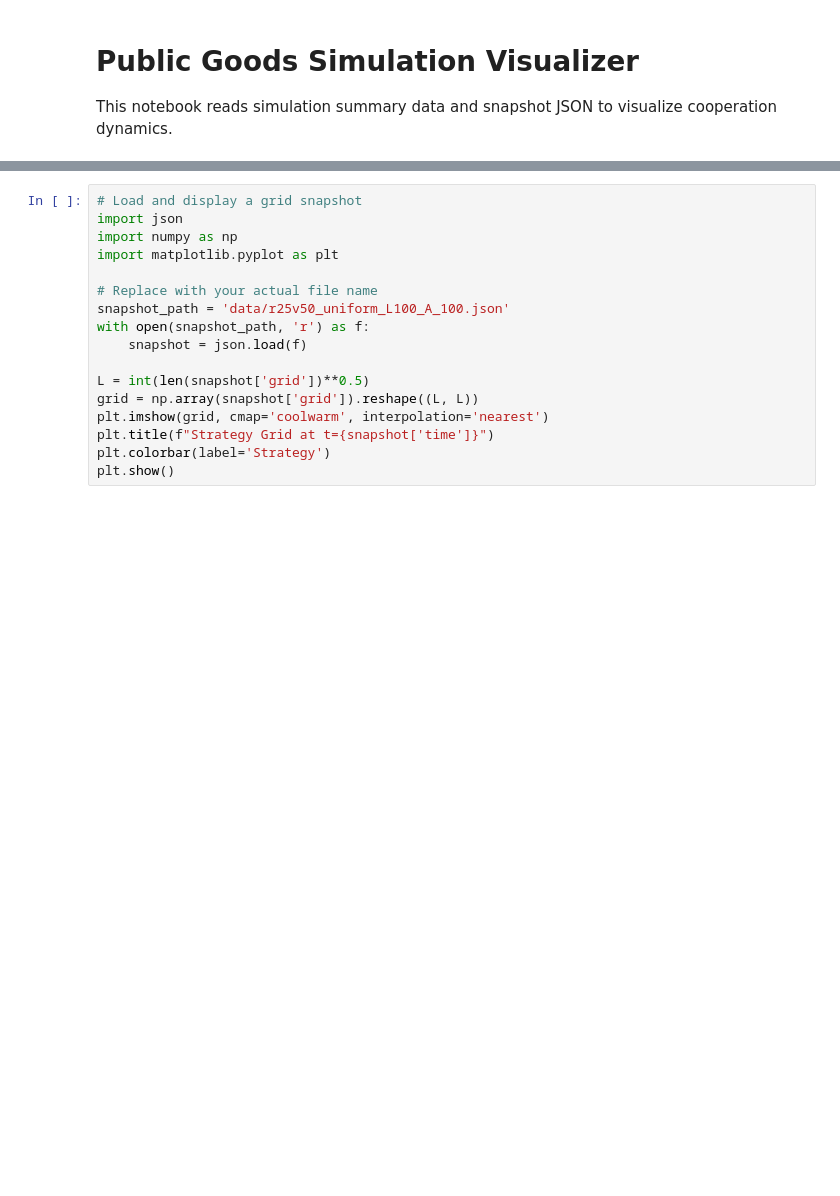
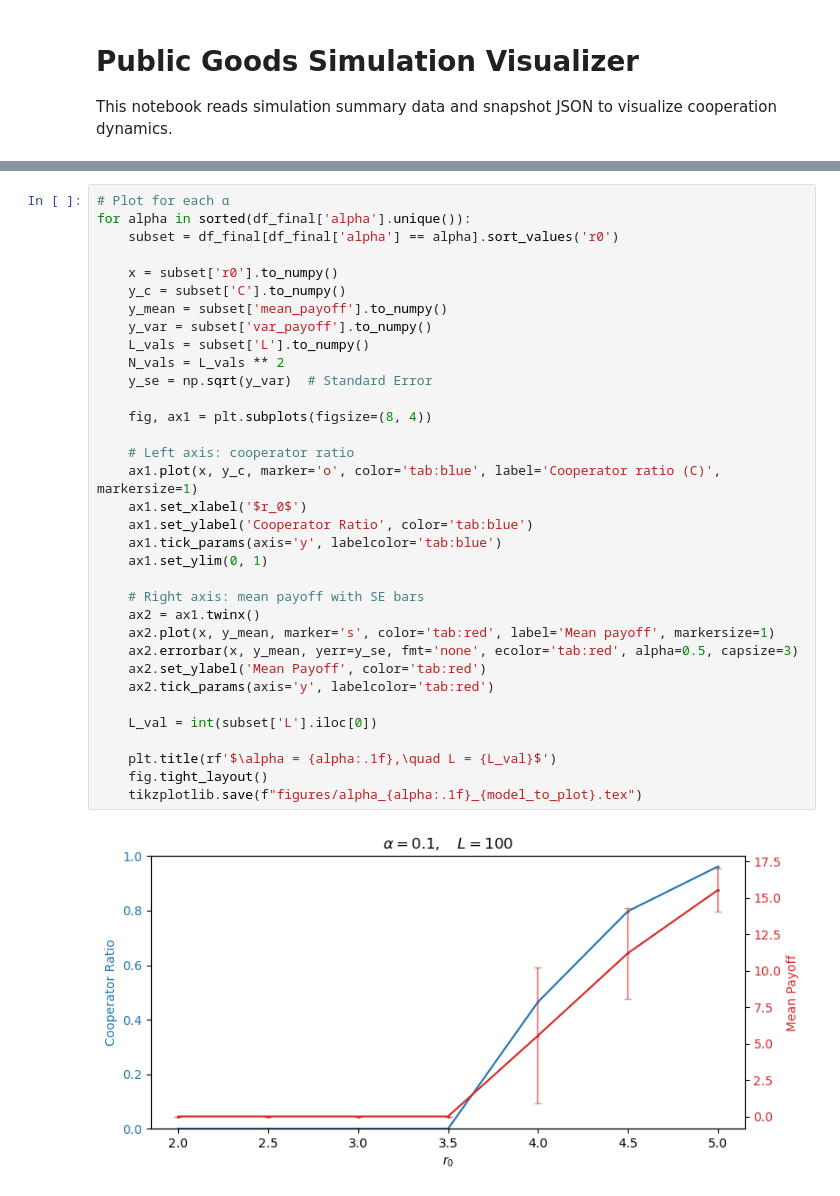
Before and after one commit to artermi/SVT_PGG, a Jupyter notebook: public_goods_visualizer.ipynb, the cells around one changed output, grey strips where cells are left out. Saved outputs shown, nothing was run; the diff lists cells and outputs as text; blank space fills up the shorter version.

```diff
--- a/public_goods_visualizer.ipynb
+++ b/public_goods_visualizer.ipynb
@@ -23,17 +68,36 @@ plt.show()
-# %%
-# Load and display a grid snapshot
-import json
-import numpy as np
-import matplotlib.pyplot as plt
-
-# Replace with your actual file name
-snapshot_path = 'data/r25v50_uniform_L100_A_100.json'
-with open(snapshot_path, 'r') as f:
-    snapshot = json.load(f)
-
-L = int(len(snapshot['grid'])**0.5)
-grid = np.array(snapshot['grid']).reshape((L, L))
-plt.imshow(grid, cmap='coolwarm', interpolation='nearest')
-plt.title(f"Strategy Grid at t={snapshot['time']}")
-plt.colorbar(label='Strategy')
-plt.show()
+# %%
+# Plot for each α
+for alpha in sorted(df_final['alpha'].unique()):
+    subset = df_final[df_final['alpha'] == alpha].sort_values('r0')
+
+    x = subset['r0'].to_numpy()
+    y_c = subset['C'].to_numpy()
+    y_mean = subset['mean_payoff'].to_numpy()
+    y_var = subset['var_payoff'].to_numpy()
+    L_vals = subset['L'].to_numpy()
+    N_vals = L_vals ** 2
+    y_se = np.sqrt(y_var)  # Standard Error
+
+    fig, ax1 = plt.subplots(figsize=(8, 4))
+
+    # Left axis: cooperator ratio
+    ax1.plot(x, y_c, marker='o', color='tab:blue', label='Cooperator ratio (C)', markersize=1)
+    ax1.set_xlabel('$r_0$')
+    ax1.set_ylabel('Cooperator Ratio', color='tab:blue')
+    ax1.tick_params(axis='y', labelcolor='tab:blue')
+    ax1.set_ylim(0, 1)
+
+    # Right axis: mean payoff with SE bars
+    ax2 = ax1.twinx()
+    ax2.plot(x, y_mean, marker='s', color='tab:red', label='Mean payoff', markersize=1)
+    ax2.errorbar(x, y_mean, yerr=y_se, fmt='none', ecolor='tab:red', alpha=0.5, capsize=3)
+    ax2.set_ylabel('Mean Payoff', color='tab:red')
+    ax2.tick_params(axis='y', labelcolor='tab:red')
+
+    L_val = int(subset['L'].iloc[0])
+
+    plt.title(rf'$\alpha = {alpha:.1f},\quad L = {L_val}$')
+    fig.tight_layout()
+    tikzplotlib.save(f"figures/alpha_{alpha:.1f}_{model_to_plot}.tex")
+# %% [output]
+[figure, added]
```
Also changed, not shown: parts of 3 cells of this notebook, 9 other files.
